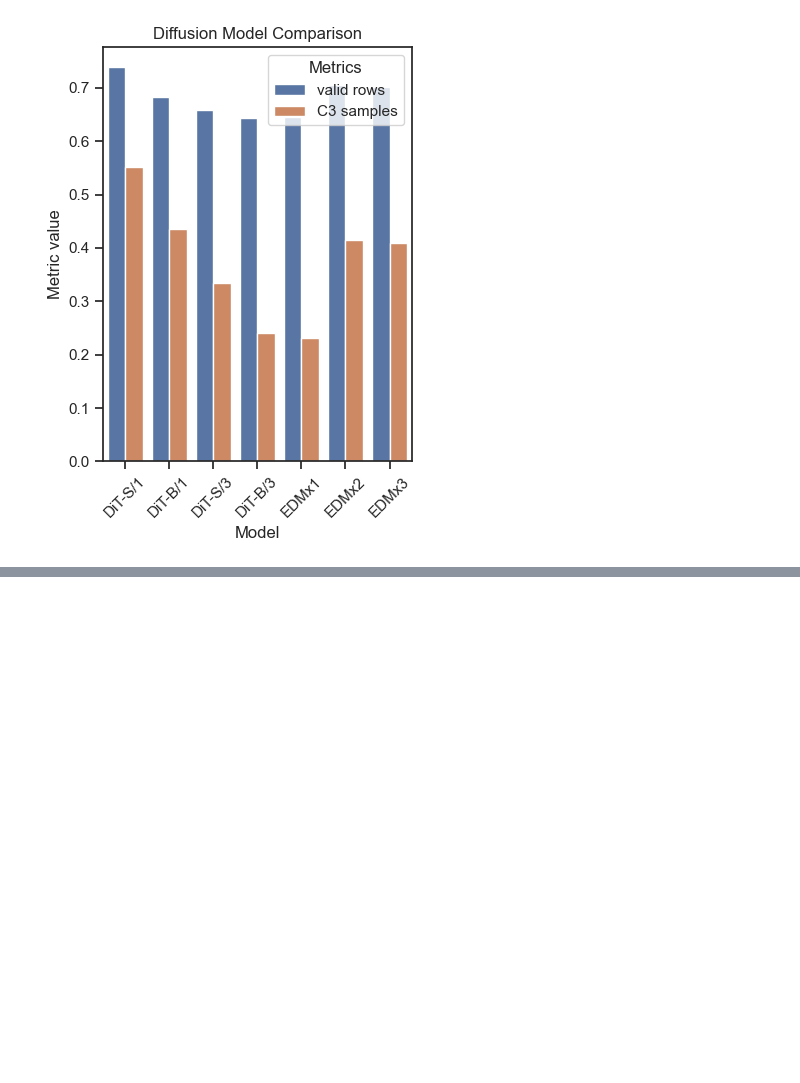
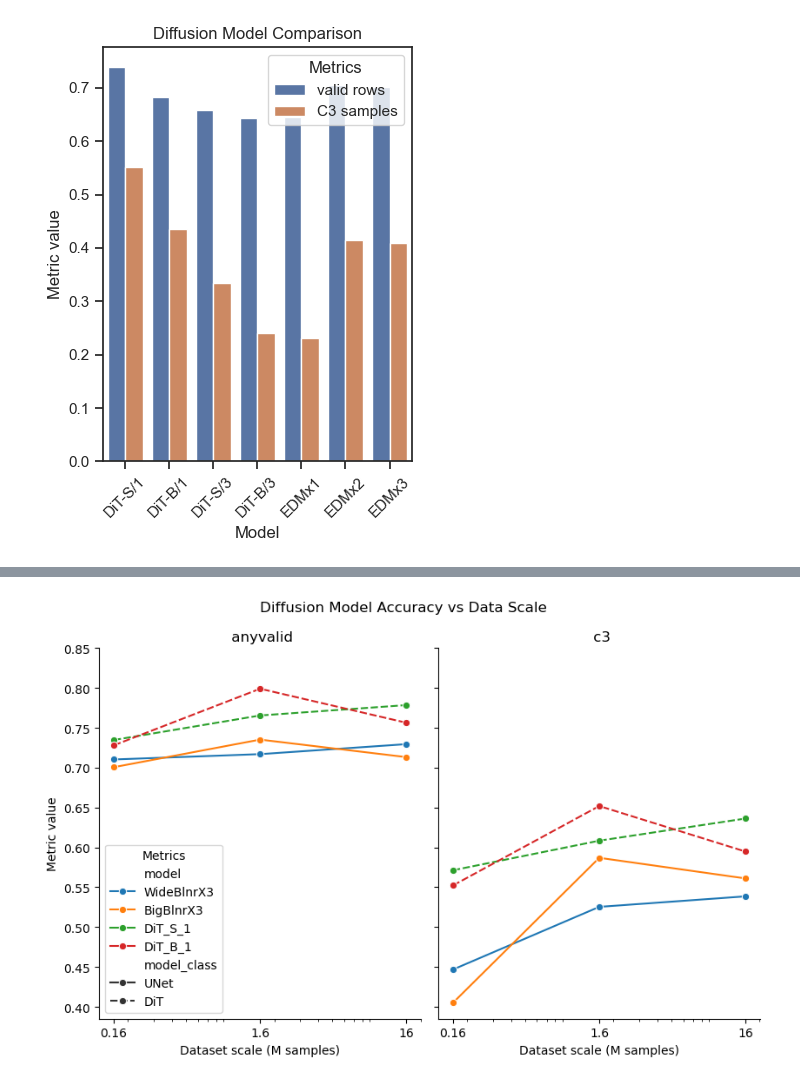
Before and after one commit to Animadversio/DiffusionReasoning, a Jupyter notebook: notebooks/Figure_model_synopsis_bar.ipynb, the cells around one changed output, grey strips where cells are left out. Saved outputs shown, nothing was run; the diff lists cells and outputs as text; code cells hidden in the pictures; blank space fills up the shorter version.

```diff
--- a/notebooks/Figure_model_synopsis_bar.ipynb
+++ b/notebooks/Figure_model_synopsis_bar.ipynb
@@ -76,0 +204,10 @@ ValueError: Could not interpret value `valid_ratio` for `y`. An entry with this
+# %%
+syndf_EDM["model"] = syndf_EDM.index.map(lambda x: x.split("_")[0])#"_".join())
+syndf_DiT["model"] = syndf_DiT.index.map(lambda x: x.split("-")[2])#"_".join())
+df_diff = pd.concat([syndf_EDM, syndf_DiT], axis=0)
+# %%
+df_diff["conditional"] = df_diff.index.map(lambda x: False)#(lambda x: not "uncond" in x)
+df_diff["heldout"] = df_diff.index.map(lambda x: "heldout0" in x)
+df_diff["scale"] = df_diff.index.map(extract_and_convert)
+df_diff["model_class"] = df_diff["model"].map(lambda x: "DiT" if "DiT" in x else "EDM")#"_".join())
+df_diff[df_diff["heldout"] & (df_diff["scale"]==16)]
@@ -76,0 +221,6 @@ ValueError: Could not interpret value `valid_ratio` for `y`. An entry with this
+# %%
+df_diff["conditional"] = df_diff.index.map(lambda x: False)#(lambda x: not "uncond" in x)
+df_diff["heldout"] = df_diff.index.map(lambda x: "heldout0" in x)
+df_diff["scale"] = df_diff.index.map(extract_and_convert)
+df_diff["model_class"] = df_diff["model"].map(lambda x: "DiT" if "DiT" in x else "UNet")#"_".join())
+df_diff[df_diff["heldout"] & (df_diff["scale"].isin([0.16,1.6,16]))]
@@ -76,0 +243,28 @@ ValueError: Could not interpret value `valid_ratio` for `y`. An entry with this
+# %%
+df_plot_diff = df_diff[df_diff["heldout"] & (df_diff["scale"].isin([0.16,1.6,16]))]
+plot_data = df_plot_diff[['model', 'Rules/anyvalid', 'Rules/c3', "scale", 'model_class']]#'''r2_ratio'
+# Creating the bar plot
+figs, axs = plt.subplots(1, 2, figsize=(8.5, 5.5), sharey=True)
+for i, metric in enumerate(["Rules/anyvalid", "Rules/c3"]):
+    sns.lineplot(x='scale', y=metric, hue='model', style='model_class',
+                 data=plot_data, marker="o", ax=axs[i])
+    axs[i].set_xscale('log')
+    axs[i].set_title(f'{metric.replace("Rules/", " ")}')
+    axs[i].set_xlabel('Dataset scale (M samples)')
+    axs[i].set_ylabel('Metric value')
+    axs[i].set_xticks([0.16, 1.6, 16])
+    axs[i].set_xticklabels([0.16, 1.6, 16])
+    #axs[i].set_ylim(0.5, 1)
+    # set y tick labels true
+    axs[i].set_yticks(np.arange(0.4, 0.9, 0.05))
+    if i == 0:
+        axs[i].legend(title='Metrics')
+    else:
+        axs[i].get_legend().remove()
+plt.suptitle('Diffusion Model Accuracy vs Data Scale')
+# Show the plot
+plt.tight_layout()
+saveallforms(fig_syndir, 'diffusion_model_acc_vs_datascale_lineplot')
+plt.show()
+# %% [output]
+[figure, added]
```
Also changed, not shown: parts of 18 cells of this notebook.
